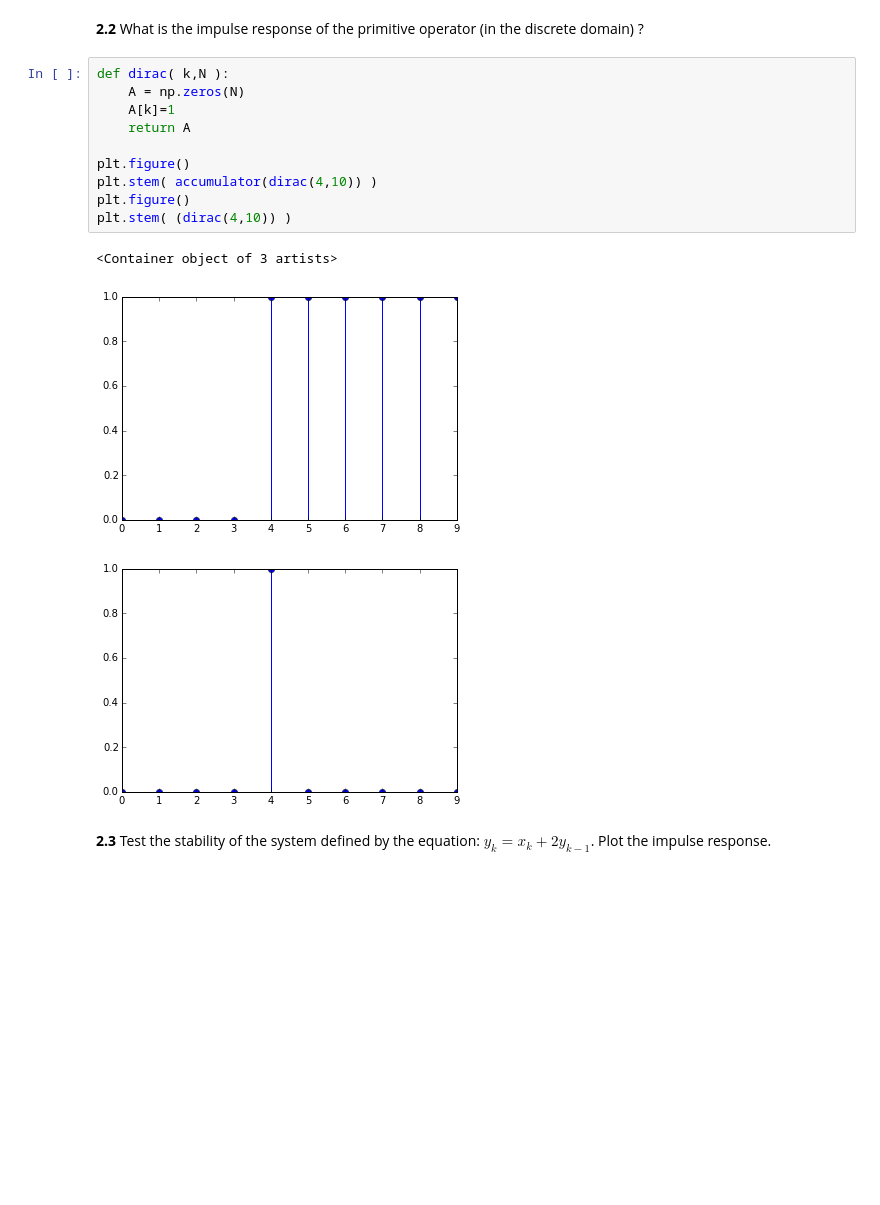
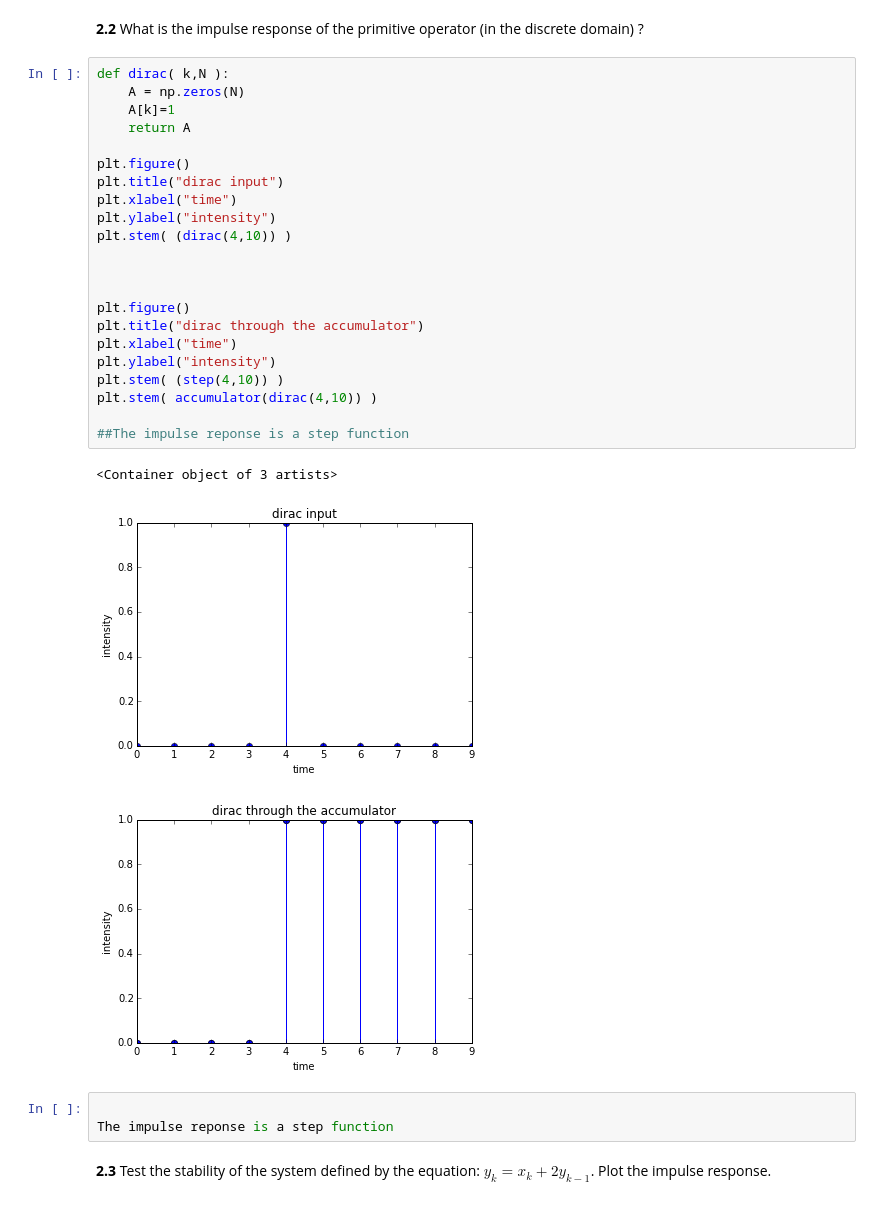
Before and after one commit to savinienb/DSP-TP-1617, a Jupyter notebook: Lab2/python/Lab2.ipynb, the cells around one changed output. Saved outputs shown, nothing was run; the diff lists cells and outputs as text; blank space fills up the shorter version.

```diff
--- a/Lab2/python/Lab2.ipynb
+++ b/Lab2/python/Lab2.ipynb
@@ -134,17 +144,32 @@ plt.stem( (step(4,10)) )
 # %%
 def dirac( k,N ):
     A = np.zeros(N)
     A[k]=1
     return A
 
 plt.figure()
+plt.title("dirac input")
+plt.xlabel("time")
+plt.ylabel("intensity")
+plt.stem( (dirac(4,10)) )
+
+
+
+plt.figure()
+plt.title("dirac through the accumulator")
+plt.xlabel("time")
+plt.ylabel("intensity")
+plt.stem( (step(4,10)) )
 plt.stem( accumulator(dirac(4,10)) )
-plt.figure()
-plt.stem( (dirac(4,10)) )
+
+##The impulse reponse is a step function
 # %% [output]
 <Container object of 3 artists>
-[figure, old version]
+[figure, new version]
-[figure, old version]
+[figure, new version]
+# %%
+
+The impulse reponse is a step function
 # %% [markdown]
 **2.3** Test the stability of the system defined by the equation: $y_k=x_k+2y_{k-1}$. Plot the impulse response.
 # %%
```
Also changed, not shown: parts of 16 cells of this notebook.
